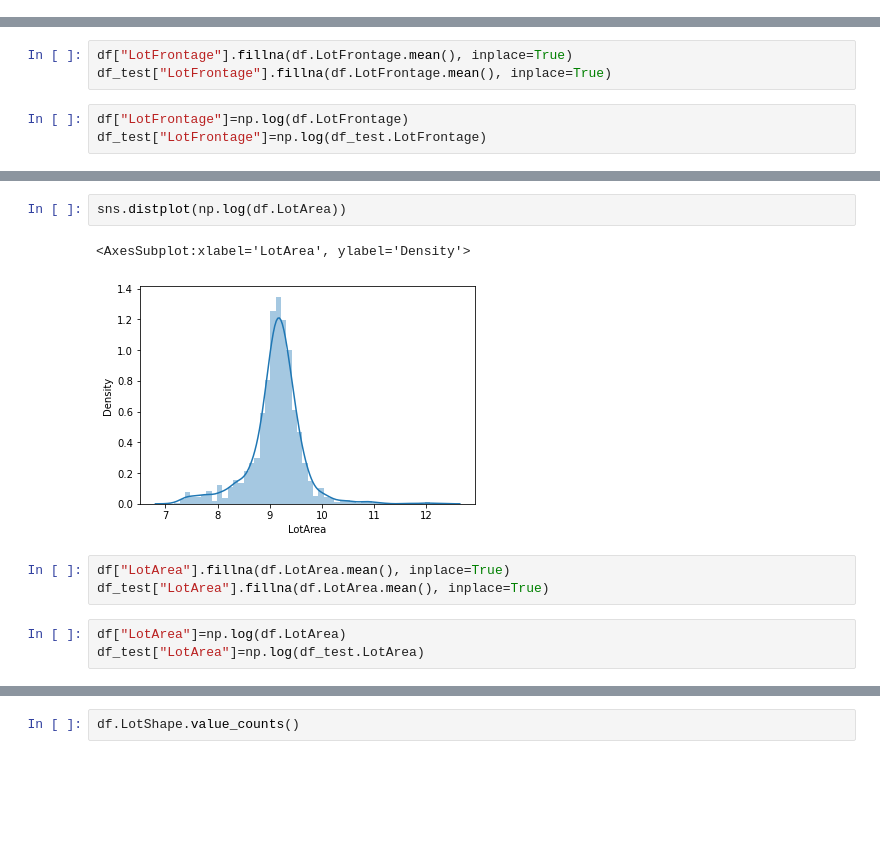
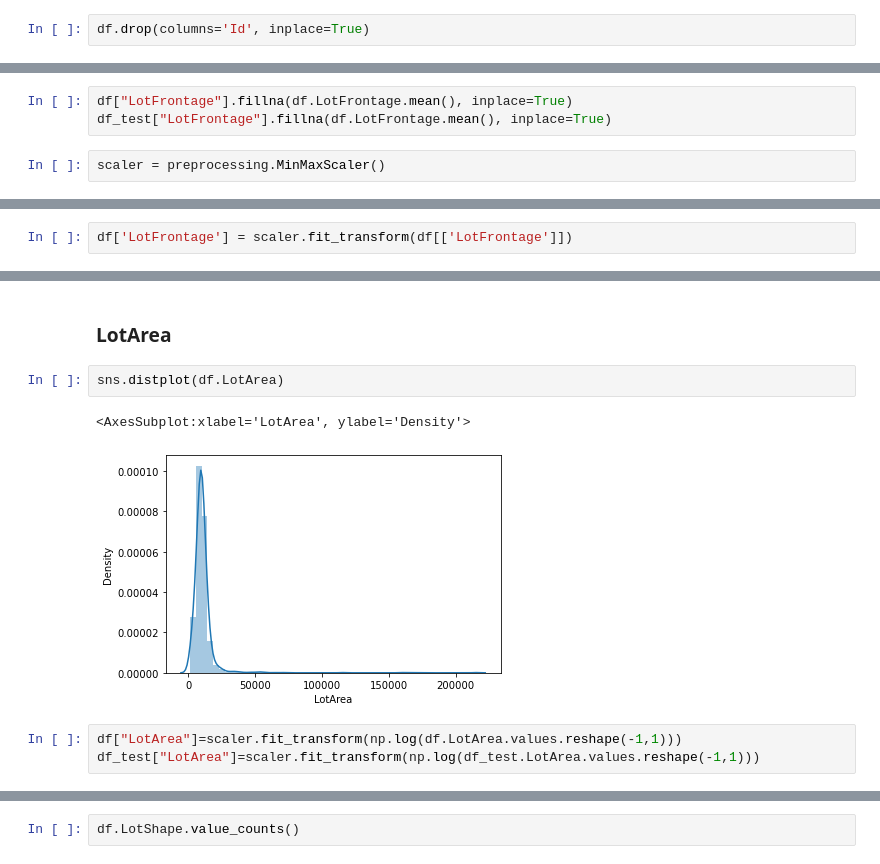
Before and after one commit to marbc3/House-Price-Prediction, a Jupyter notebook: House Price Prediction.ipynb, the cells around one changed output, grey strips where cells are left out. Saved outputs shown, nothing was run; the diff lists cells and outputs as text; blank space fills up the shorter version.

```diff
--- a/House Price Prediction.ipynb
+++ b/House Price Prediction.ipynb
@@ -203,0 +162,2 @@ sns.distplot(np.log(df.LotFrontage))
+# %%
+df.drop(columns='Id', inplace=True)
@@ -204,6 +166,5 @@ sns.distplot(np.log(df.LotFrontage))
 # %%
 df["LotFrontage"].fillna(df.LotFrontage.mean(), inplace=True)
 df_test["LotFrontage"].fillna(df.LotFrontage.mean(), inplace=True)
-# %%
-df["LotFrontage"]=np.log(df.LotFrontage)
-df_test["LotFrontage"]=np.log(df_test.LotFrontage)
+# %%
+scaler = preprocessing.MinMaxScaler()
@@ -209,0 +176,2 @@ df_test["LotFrontage"]=np.log(df_test.LotFrontage)
+# %%
+df['LotFrontage'] = scaler.fit_transform(df[['LotFrontage']])
@@ -210,11 +183,10 @@ df_test["LotFrontage"]=np.log(df_test.LotFrontage)
+# %% [markdown]
+### LotArea
 # %%
-sns.distplot(np.log(df.LotArea))
+sns.distplot(df.LotArea)
 # %% [output]
 <AxesSubplot:xlabel='LotArea', ylabel='Density'>
-[figure, old version]
+[figure, new version]
-# %%
-df["LotArea"].fillna(df.LotArea.mean(), inplace=True)
-df_test["LotArea"].fillna(df.LotArea.mean(), inplace=True)
-# %%
-df["LotArea"]=np.log(df.LotArea)
-df_test["LotArea"]=np.log(df_test.LotArea)
+# %%
+df["LotArea"]=scaler.fit_transform(np.log(df.LotArea.values.reshape(-1,1)))
+df_test["LotArea"]=scaler.fit_transform(np.log(df_test.LotArea.values.reshape(-1,1)))
```
Also changed, not shown: parts of 45 cells of this notebook.
